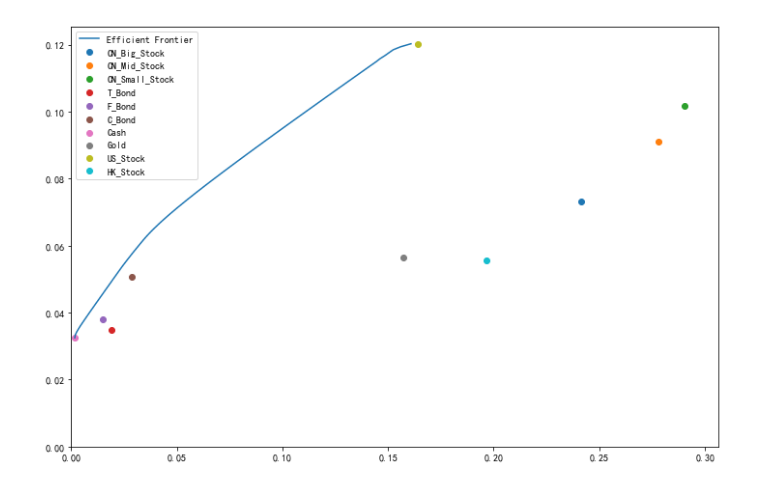
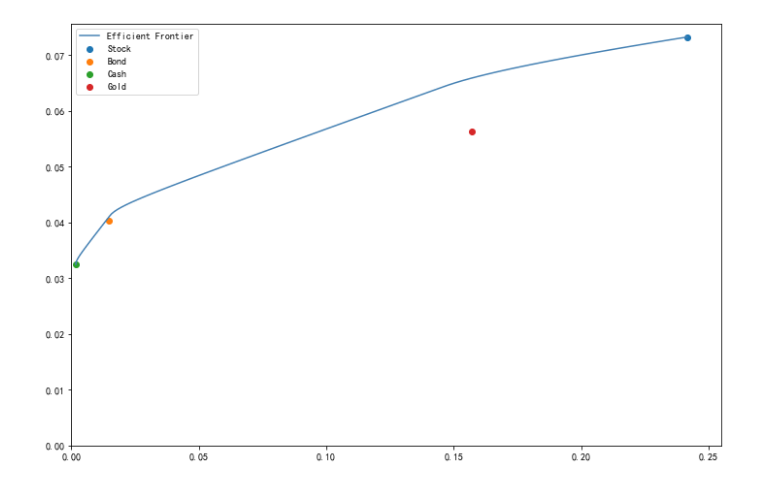
Before and after one commit to pyzeon/Research-2, a Jupyter notebook: 财富管理/资产配置.ipynb, the cells around one changed output. Drawn from its saved outputs; the diff is of its cells as text; code cells hidden in the pictures.

```diff
--- a/财富管理/资产配置.ipynb
+++ b/财富管理/资产配置.ipynb
@@ -1,9 +29,14 @@
 # %%
-# 读取资产数据
+# 读取资产价格数据
 import numpy as np
 import pandas as pd
 
-AssetPrice = pd.read_csv("./csv/AssetPrice2.csv", index_col=0, header=0, parse_dates=True, infer_datetime_format=True, encoding="utf-8")
-# AssetPrice = AssetPrice.rename(columns={"000300.SH": "Stock", "H11001": "Bond", "H11025": "Cash", "AUCI.SHF": "Gold"})
+AssetPrice = pd.read_csv("./csv/AssetPrice0.csv", index_col=0, header=0, parse_dates=True, infer_datetime_format=True, encoding="utf-8")
+AssetPrice = AssetPrice.rename(columns={"000300.SH": "Stock", "H11001": "Bond", "H11025": "Cash", "AUCI.SHF": "Gold"})
+# AssetPrice = AssetPrice.rename(columns={"000300.SH": "CN_Stock", "H11001": "Bond", "H11025": "Cash", "AUCI.SHF": "Gold", ".GSPC.NYSE": "US_Stock"})
+# AssetPrice.pop("HSI.HK")
 # AssetPrice = AssetPrice.rename(columns={"000300.SH": "CN_Stock", "H11001": "Bond", "H11025": "Cash", "AUCI.SHF": "Gold", ".GSPC.NYSE": "US_Stock", "HSI.HK": "HK_Stock"})
-AssetPrice = AssetPrice.rename(columns={"000300.SH": "CN_Big_Stock", "000905.SH": "CN_Mid_Stock", "000852.SH": "CN_Small_Stock", "H11006": "T_Bond", "H11007": "F_Bond", "H11008": "C_Bond", "H11025": "Cash", "AUCI.SHF": "Gold", ".GSPC.NYSE": "US_Stock", "HSI.HK": "HK_Stock"})
+# AssetPrice = AssetPrice.rename(columns={"000300.SH": "CN_Big_Stock", "000905.SH": "CN_Mid_Stock", "000852.SH": "CN_Small_Stock", "H11006": "T_Bond", "H11007": "F_Bond", "H11008": "C_Bond", "H11025": "Cash", "AUCI.SHF": "Gold", ".GSPC.NYSE": "US_Stock", "HSI.HK": "HK_Stock"})
+(AssetPrice / AssetPrice.iloc[0]).plot(figsize=(16, 8));
+
+# 年度收益，TODO
@@ -14,18 +109,16 @@ Cov = AssetPrice.pct_change().cov() * 252
 # %%
 # 有效前沿
-from QuantStudio.Tools import PortfolioModel
+import PortfolioModel
 
-# r1, sigma1 = PortfolioModel.calcEfficientFrontier(Cov.values, Return.values, allow_short=True)
-r2, sigma2 = PortfolioModel.calcEfficientFrontier(Cov.values, Return.values, allow_short=False)
+r, sigma = PortfolioModel.calcEfficientFrontier(Cov.values, Return.values, allow_short=False)
 
 import matplotlib.pyplot as plt
 Fig, Axes = plt.subplots(1, 1, figsize=(12, 8))
-# Axes.plot(sigma1, r1, label="Efficient Frontier")
-Axes.plot(sigma2, r2, label="Efficient Frontier")
+Axes.plot(sigma, r, label="Efficient Frontier", color="steelblue")
 for i, iAsset in enumerate(Return.index):
     Axes.scatter(Cov.values[i, i]**0.5, Return.values[i], label=Return.index[i])
 Axes.set_xlim(left=0)
 Axes.set_ylim(bottom=0)
 Axes.legend(loc="best");
 # %% [output]
-[figure, old version]
+[figure, new version]
```
Also changed, not shown: parts of 13 cells of this notebook, 7 other files.
